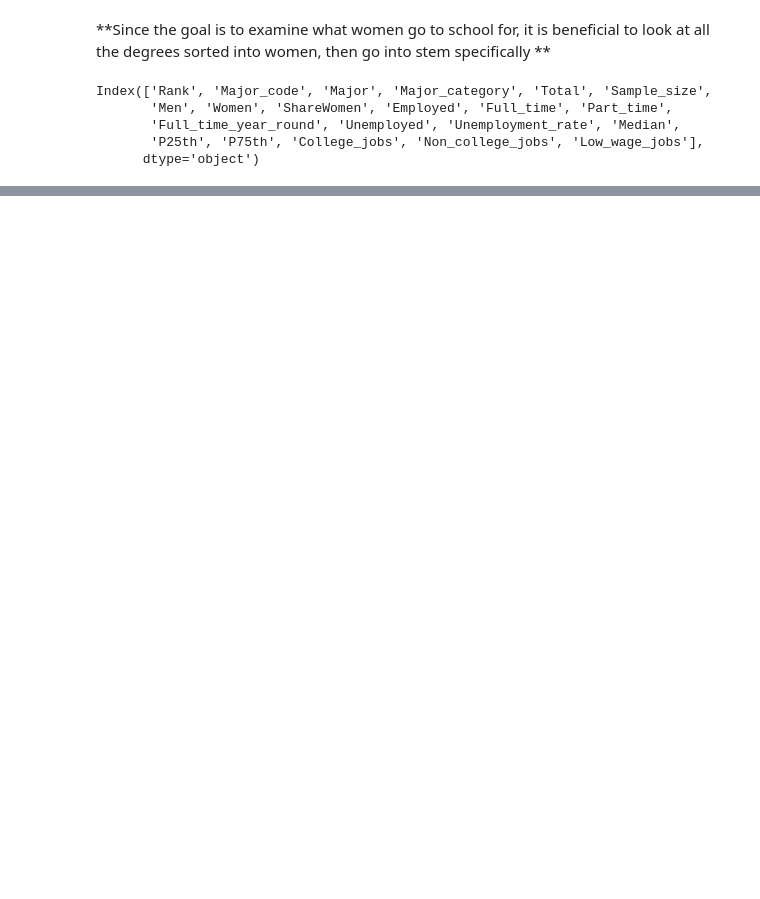
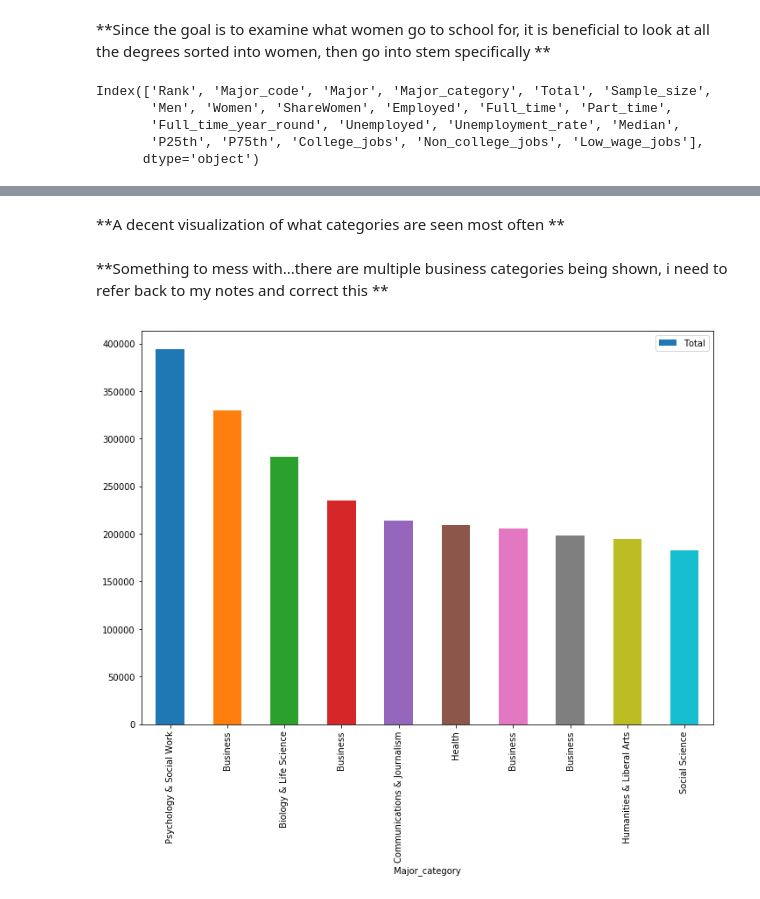
Before and after one commit to LambdaSchool/DS-Unit-1-Sprint-5-Data-Storytelling-Blog-Post, a Jupyter notebook: College_Majors_Theory.ipynb, the cells around one changed output, grey strips where cells are left out. Drawn from its saved outputs; the diff is of its cells as text; code cells hidden in the pictures; blank space fills up the shorter version.

Commit message:
Made progress with sorting, and began visualizing

```diff
--- a/College_Majors_Theory.ipynb
+++ b/College_Majors_Theory.ipynb
@@ -139,0 +112,2 @@ sns.catplot(x='Major_code', y='Total', col='Major_category',
+# %%
+totals_mc = (what_majors[['Total', 'Major_category', 'Major']])
@@ -139,0 +176,12 @@ sns.catplot(x='Major_code', y='Total', col='Major_category',
+# %% [markdown]
+**A decent visualization of what categories are seen most often **
+# %% [markdown]
+**Something to mess with...there are multiple business categories being shown, i need to refer back to my notes and correct this **
+# %%
+# Just pulling the top 10 largest
+total_count = totals_mc.nlargest(10, 'Total')
+# %%
+# Plotting the top 10 largest
+total_count.plot.bar(x='Major_category', y='Total');
+# %% [output]
+[figure, added]
```
Also changed, not shown: parts of 25 cells of this notebook.
